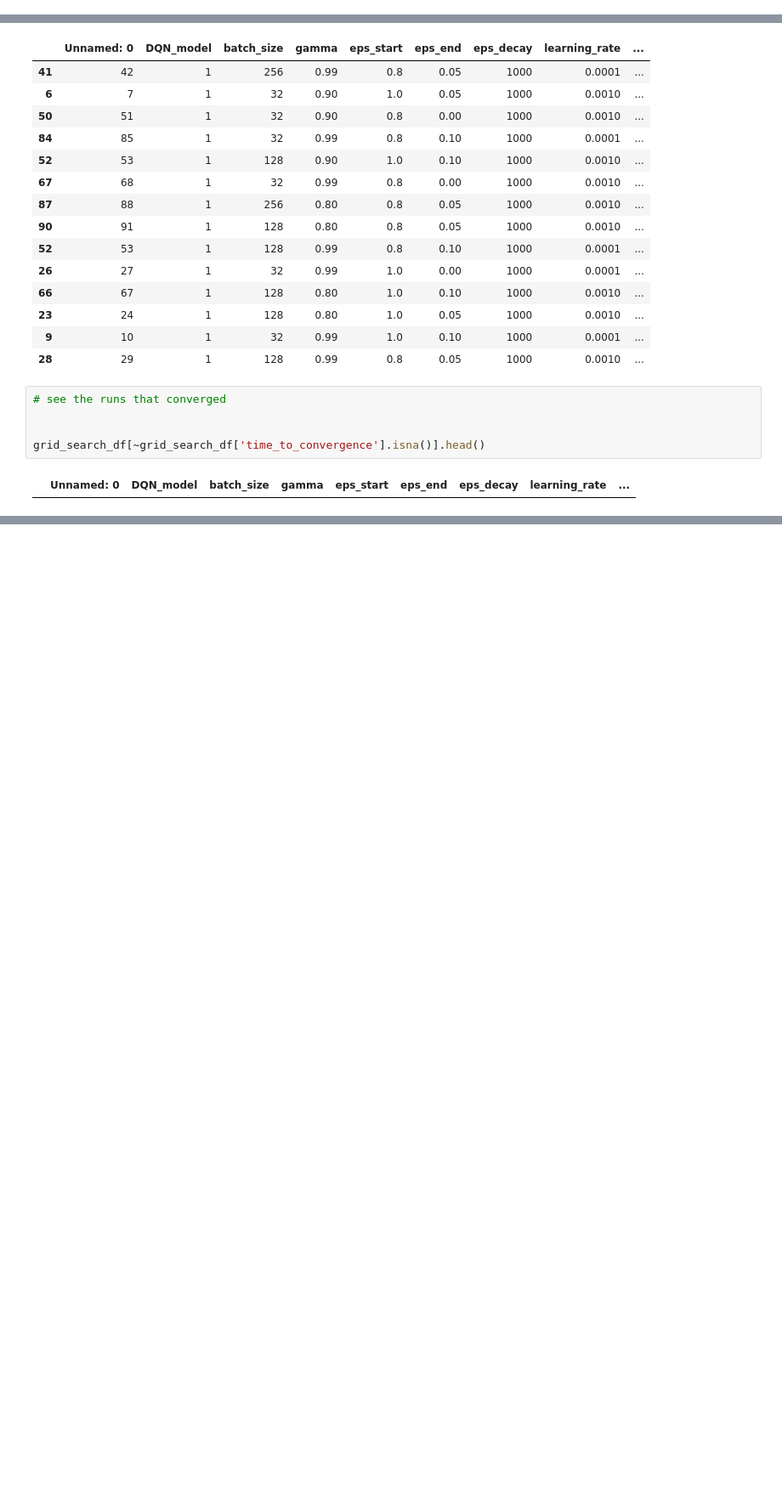
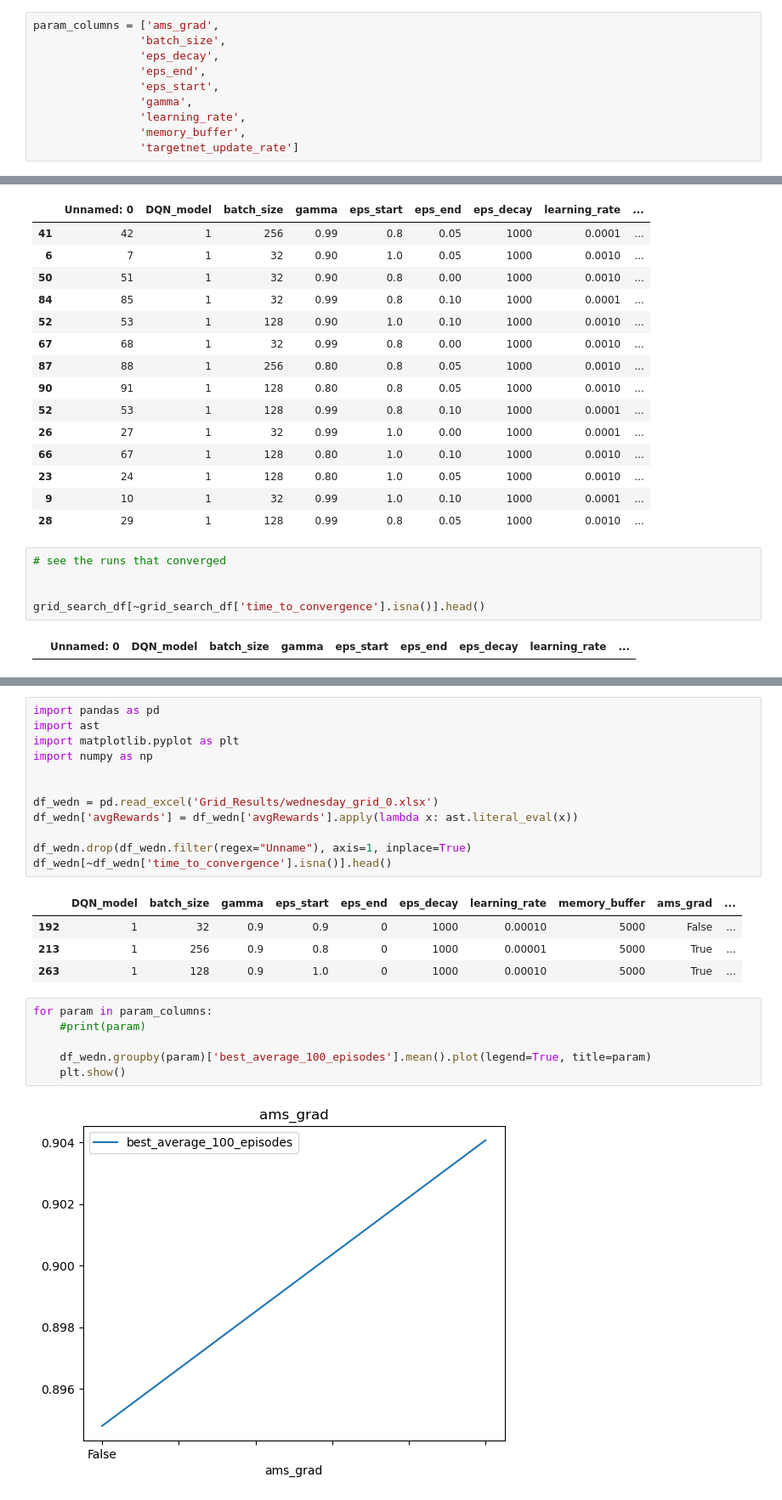
Before and after one commit to daniel-macrae/DRL-Assignment-2023, a Jupyter notebook: Grid Search Results.ipynb, the cells around one changed output, grey strips where cells are left out. Shown at 85% size. Drawn from its saved outputs; the diff is of its cells as text; blank space fills up the shorter version.

Commit message:
wednesday runs 2

```diff
--- a/Grid Search Results.ipynb
+++ b/Grid Search Results.ipynb
@@ -1,3 +1,13 @@
+# %%
+param_columns = ['ams_grad',
+                'batch_size',
+                'eps_decay',
+                'eps_end',
+                'eps_start',
+                'gamma',
+                'learning_rate',
+                'memory_buffer',
+                'targetnet_update_rate']
 # %%
 import pandas as pd
 import ast
@@ -140,0 +159,25 @@ grid_search_df[~grid_search_df['time_to_convergence'].isna()].head()
+# %%
+import pandas as pd
+import ast
+import matplotlib.pyplot as plt
+import numpy as np
+
+
+df_wedn = pd.read_excel('Grid_Results/wednesday_grid_0.xlsx')
+df_wedn['avgRewards'] = df_wedn['avgRewards'].apply(lambda x: ast.literal_eval(x))
+
+df_wedn.drop(df_wedn.filter(regex="Unname"), axis=1, inplace=True)
+df_wedn[~df_wedn['time_to_convergence'].isna()].head()
+# %% [output]
+|  | DQN_model | batch_size | gamma | eps_start | eps_end | eps_decay | learning_rate | memory_buffer | ams_grad | ... |
+| 192 | 1 | 32 | 0.9 | 0.9 | 0 | 1000 | 0.00010 | 5000 | False | ... |
+| 213 | 1 | 256 | 0.9 | 0.8 | 0 | 1000 | 0.00001 | 5000 | True | ... |
+| 263 | 1 | 128 | 0.9 | 1.0 | 0 | 1000 | 0.00010 | 5000 | True | ... |
+# %%
+for param in param_columns:
+    #print(param)
+
+    df_wedn.groupby(param)['best_average_100_episodes'].mean().plot(legend=True, title=param)
+    plt.show()
+# %% [output]
+[figure, added]
```
Also changed, not shown: parts of 4 cells of this notebook, 4 other files.
